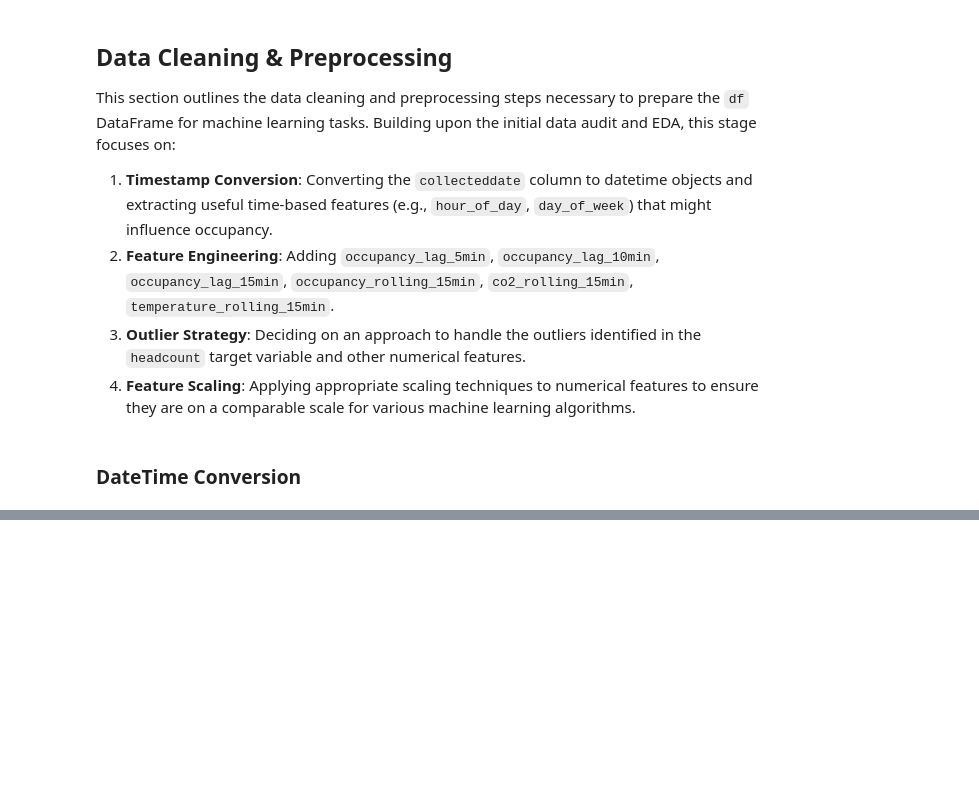
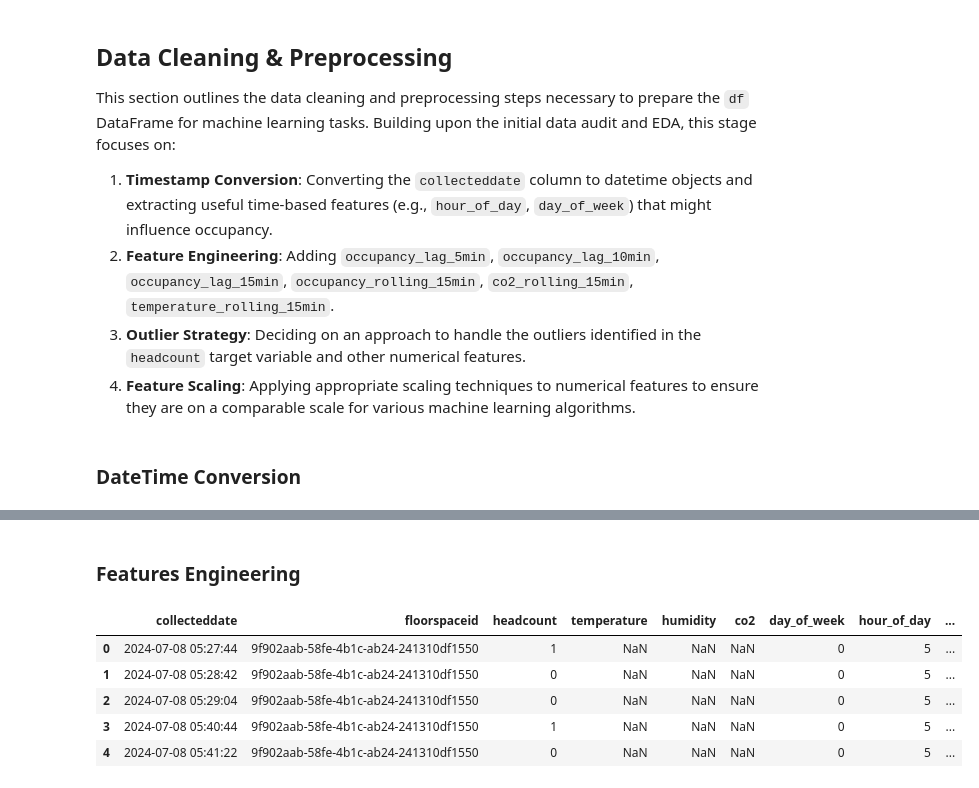
Before and after one commit to MIL-Project2/DR-DT, a Jupyter notebook: Occupancy_Prediction_Ver1_2.ipynb, the cells around one changed output, grey strips where cells are left out. Cells and saved outputs as stored; diff of their text form; code cells hidden in the pictures; blank space fills up the shorter version.

```diff
--- a/Occupancy_Prediction_Ver1_2.ipynb
+++ b/Occupancy_Prediction_Ver1_2.ipynb
@@ -222,0 +228,25 @@ display(df.head())
+# %% [markdown]
+### **Features Engineering**
+# %%
+# Sort by timestamp to ensure correct lag and rolling calculations
+df = df.sort_values(by='collecteddate').reset_index(drop=True)
+
+# Calculate lag features for 'headcount' (occupancy)
+df['occupancy_lag_5min'] = df['headcount'].shift(1)  # Assuming 5-minute intervals
+df['occupancy_lag_10min'] = df['headcount'].shift(2)
+df['occupancy_lag_15min'] = df['headcount'].shift(3)
+
+# Calculate rolling features. For a 15-minute window with 5-minute intervals, this is a 3-period window.
+# min_periods=1 allows calculation even with fewer than 3 values at the start.
+df['occupancy_rolling_15min'] = df['headcount'].rolling(window=3, min_periods=1).mean()
+df['co2_rolling_15min'] = df['co2'].rolling(window=3, min_periods=1).mean()
+df['temperature_rolling_15min'] = df['temperature'].rolling(window=3, min_periods=1).mean()
+
+display(df.head())
+# %% [output]
+|  | collecteddate | floorspaceid | headcount | temperature | humidity | co2 | day_of_week | hour_of_day | ... |
+| 0 | 2024-07-08 05:27:44 | 9f902aab-58fe-4b1c-ab24-241310df1550 | 1 | NaN | NaN | NaN | 0 | 5 | ... |
+| 1 | 2024-07-08 05:28:42 | 9f902aab-58fe-4b1c-ab24-241310df1550 | 0 | NaN | NaN | NaN | 0 | 5 | ... |
+| 2 | 2024-07-08 05:29:04 | 9f902aab-58fe-4b1c-ab24-241310df1550 | 0 | NaN | NaN | NaN | 0 | 5 | ... |
+| 3 | 2024-07-08 05:40:44 | 9f902aab-58fe-4b1c-ab24-241310df1550 | 1 | NaN | NaN | NaN | 0 | 5 | ... |
+| 4 | 2024-07-08 05:41:22 | 9f902aab-58fe-4b1c-ab24-241310df1550 | 0 | NaN | NaN | NaN | 0 | 5 | ... |
```
Also changed, not shown: parts of 2 cells of this notebook.
